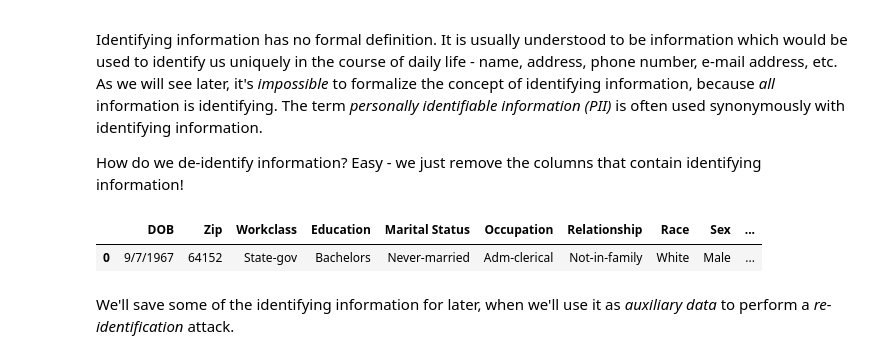
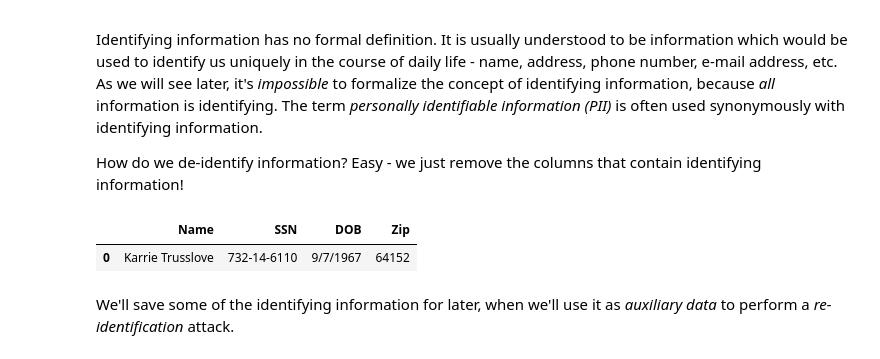
Before and after one commit to uvm-plaid/programming-dp, a Jupyter notebook: _sources/ch1.ipynb, the cells around one changed output. Saved outputs shown, nothing was run; the diff lists cells and outputs as text; code cells hidden in the pictures.

```diff
--- a/_sources/ch1.ipynb
+++ b/_sources/ch1.ipynb
@@ -85,10 +92,10 @@ How do we de-identify information? Easy - we just remove the columns that contai
 # %%
 adult_data = adult.copy().drop(columns=['Name', 'SSN'])
 adult_pii = adult[['Name', 'SSN', 'DOB', 'Zip']]
-adult_data.head(1)
+adult_pii.head(1)
 # %% [output]
-|  | DOB | Zip | Workclass | Education | Marital Status | Occupation | Relationship | Race | Sex | ... |
-| 0 | 9/7/1967 | 64152 | State-gov | Bachelors | Never-married | Adm-clerical | Not-in-family | White | Male | ... |
+|  | Name | SSN | DOB | Zip |
+| 0 | Karrie Trusslove | 732-14-6110 | 9/7/1967 | 64152 |
 # %% [markdown]
 We'll save some of the identifying information for later, when we'll use it as *auxiliary data* to perform a *re-identification* attack.
 # %% [markdown]
```
Also changed, not shown: parts of 4 cells of this notebook, 3 other files.
